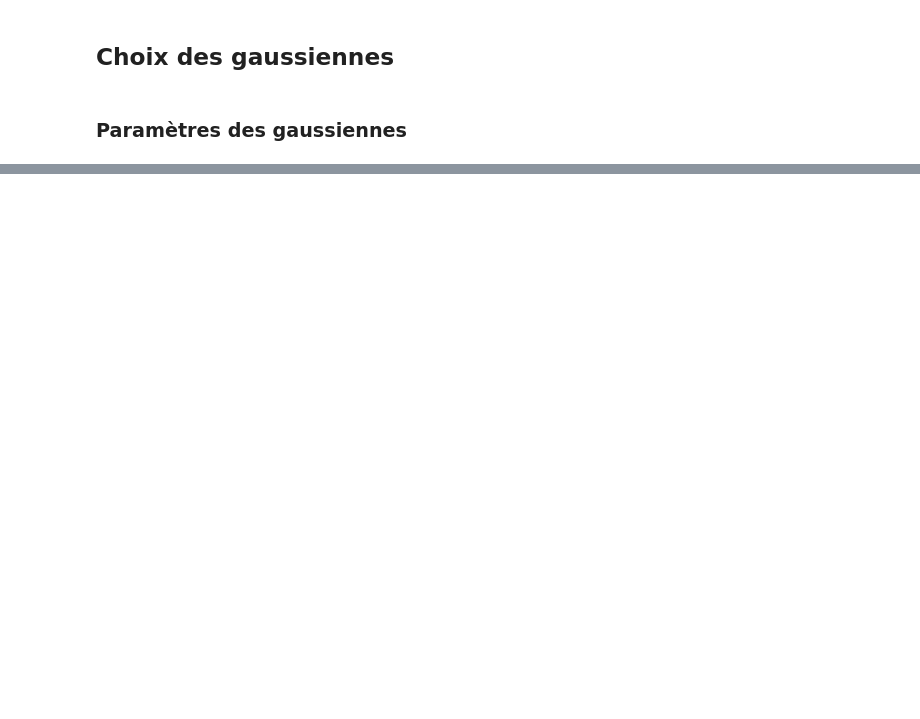
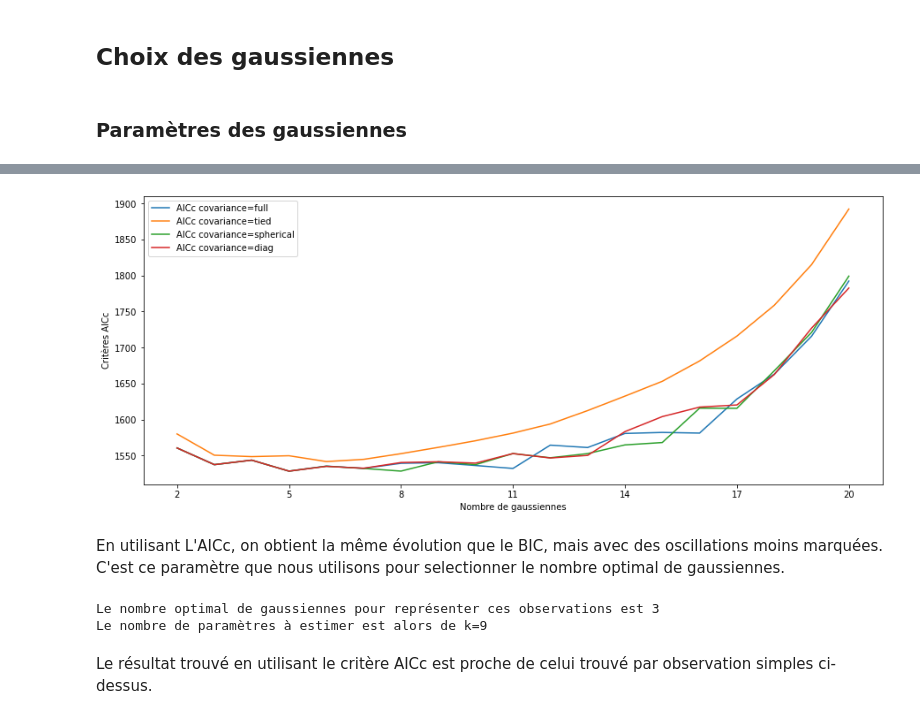
Before and after one commit to LoanSarazin/sdia-estimation, a Jupyter notebook: TP2/Galaxies_SARAZIN.ipynb, the cells around one changed output, grey strips where cells are left out. Drawn from its saved outputs; the diff is of its cells as text; code cells hidden in the pictures; blank space fills up the shorter version.

```diff
--- a/TP2/Galaxies_SARAZIN.ipynb
+++ b/TP2/Galaxies_SARAZIN.ipynb
@@ -271,0 +385,23 @@ plt.show()
+# %%
+plt.figure(figsize=(15, 6))
+for i in range(len(covariance)) :
+    plt.plot(nb_gaussian, AICc_tot[i], label=f'AICc covariance={covariance[i]}')
+plt.xlabel("Nombre de gaussiennes")
+plt.xticks([2, 5, 8, 11, 14, 17, 20])
+plt.ylabel("Critères AICc")
+plt.legend()
+plt.show()
+# %% [output]
+[figure, added]
+# %% [markdown]
+En utilisant L'AICc, on obtient la même évolution que le BIC, mais avec des oscillations moins marquées. C'est ce paramètre que nous utilisons pour selectionner le nombre optimal de gaussiennes.
+# %%
+index = np.argmin(np.sum(AICc_tot, axis=0))
+
+print(f"Le nombre optimal de gaussiennes pour représenter ces observations est {index}")
+print(f"Le nombre de paramètres à estimer est alors de k={3*index}")
+# %% [output]
+Le nombre optimal de gaussiennes pour représenter ces observations est 3
+Le nombre de paramètres à estimer est alors de k=9
+# %% [markdown]
+Le résultat trouvé en utilisant le critère AICc est proche de celui trouvé par observation simples ci-dessus.
```
Also changed, not shown: parts of 21 cells of this notebook.
